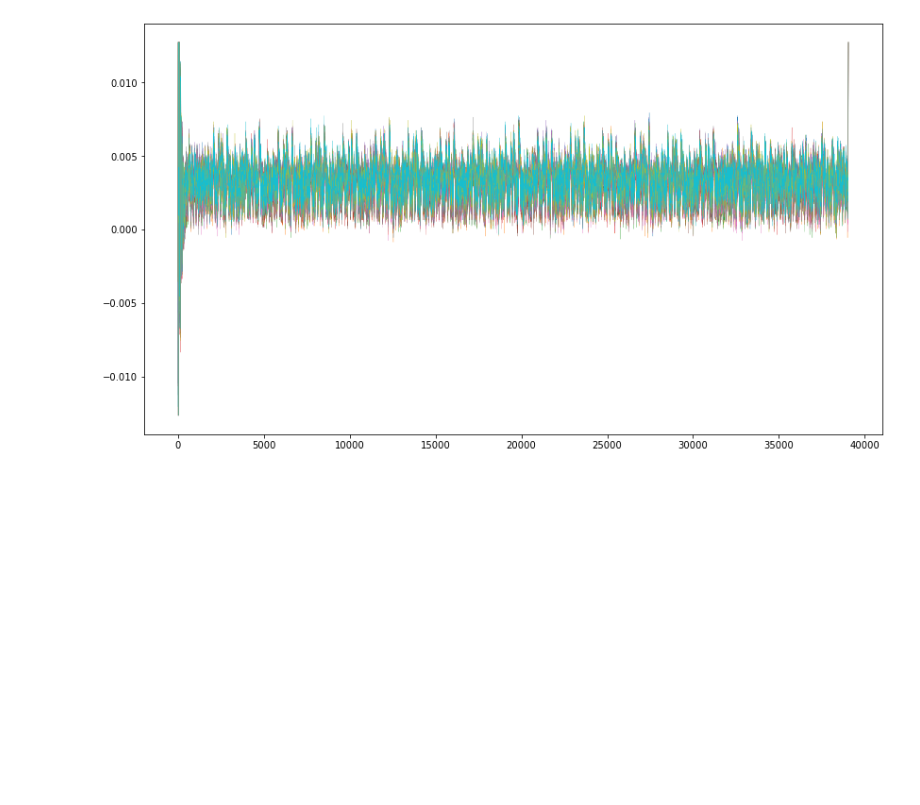
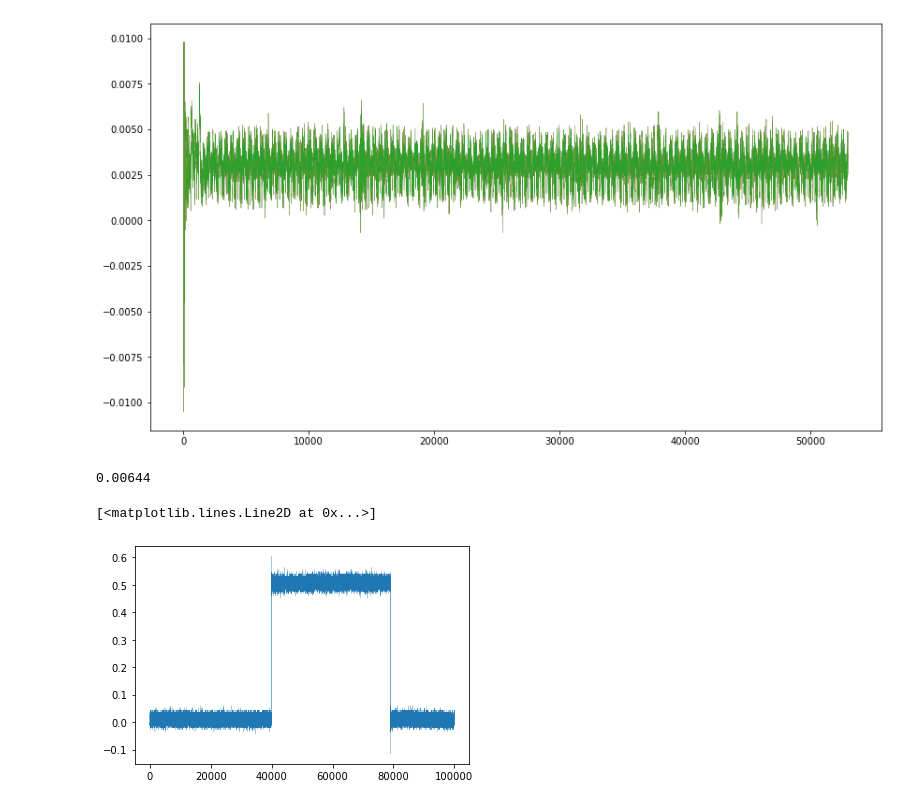
Before and after one commit to JB-Lee/CPA-with-ANN, a Jupyter notebook: src/arduino.ipynb, the cells around one changed output. Saved outputs shown, nothing was run; the diff lists cells and outputs as text; code cells hidden in the pictures; blank space fills up the shorter version.

```diff
--- a/src/arduino.ipynb
+++ b/src/arduino.ipynb
@@ -116,9 +145,17 @@ plt.show()
 # %%
-plt.rcParams["figure.figsize"] = (14, 8)
-plt.rcParams['lines.linewidth'] = 0.2
 
 for i, trace in enumerate(main_trace):
     plt.plot(trace, label=f'trace{i}')
 plt.show()
 # %% [output]
-[figure, old version]
+[figure, new version]
+# %%
+trigger_volt.max()
+# %% [output]
+0.00644
+# %%
+
+plt.plot(trigger_volt)
+# %% [output]
+[<matplotlib.lines.Line2D at 0x...>]
+[figure, added]
```
Also changed, not shown: parts of 14 cells of this notebook, 1 other file.
